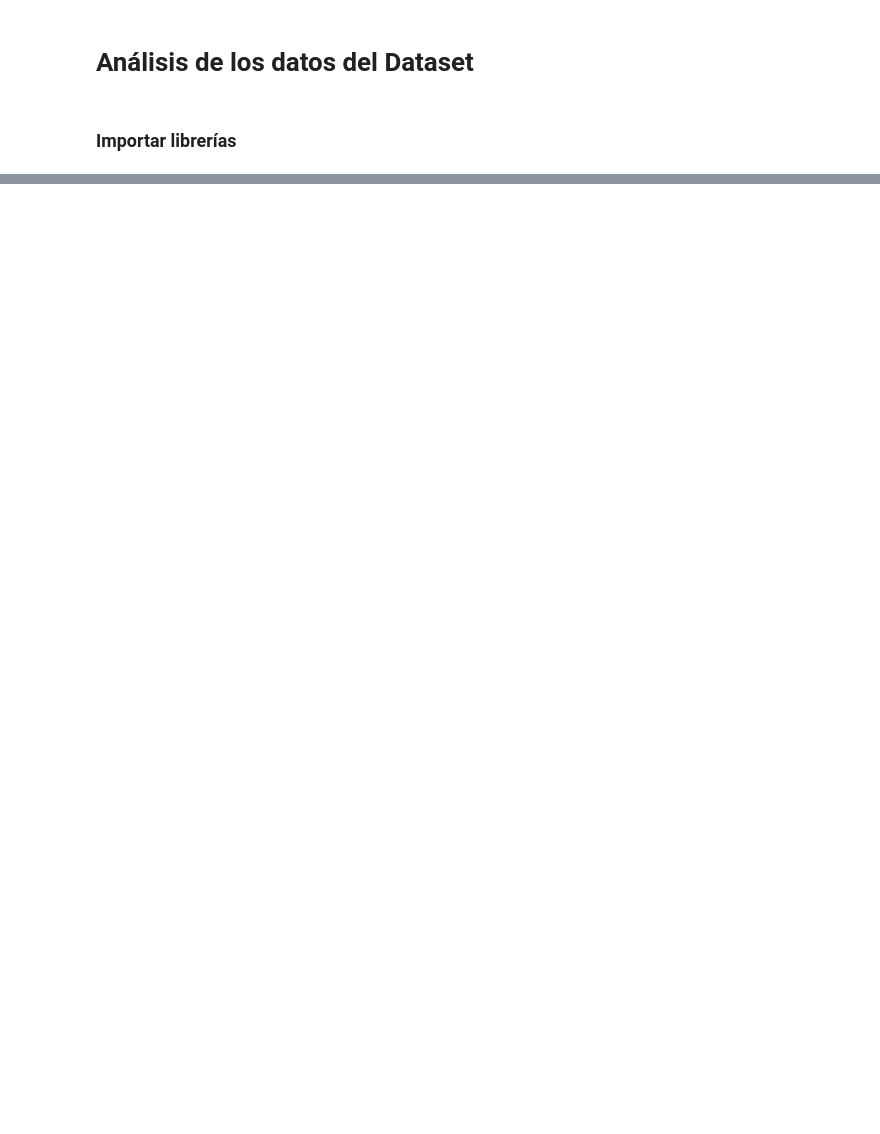
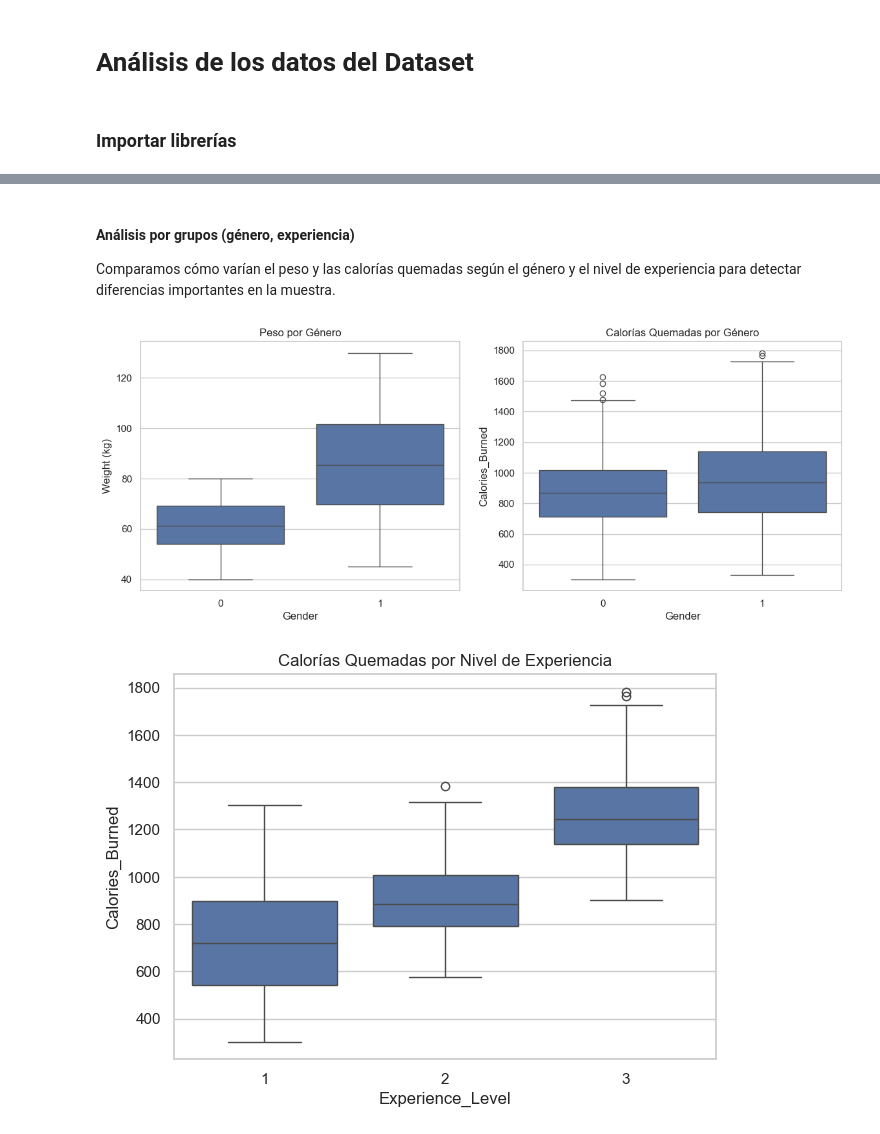
Before and after one commit to carlyg7/TFG, a Jupyter notebook: analisis_de_datos.ipynb, the cells around one changed output, grey strips where cells are left out. Drawn from its saved outputs; the diff is of its cells as text; code cells hidden in the pictures; blank space fills up the shorter version.

```diff
--- a/analisis_de_datos.ipynb
+++ b/analisis_de_datos.ipynb
@@ -175,0 +155,20 @@ Name: count, dtype: int64
+# %% [markdown]
+#### Análisis por grupos (género, experiencia)
+Comparamos cómo varían el peso y las calorías quemadas según el género y el nivel de experiencia para detectar diferencias importantes en la muestra.
+# %%
+# Boxplots por género para peso y calorías quemadas
+fig, axs = plt.subplots(1, 2, figsize=(14,5))
+sns.boxplot(x='Gender', y='Weight (kg)', data=dataset, ax=axs[0])
+axs[0].set_title('Peso por Género')
+sns.boxplot(x='Gender', y='Calories_Burned', data=dataset, ax=axs[1])
+axs[1].set_title('Calorías Quemadas por Género')
+plt.show()
+
+# Boxplot por nivel de experiencia para calorías quemadas
+plt.figure(figsize=(7,5))
+sns.boxplot(x='Experience_Level', y='Calories_Burned', data=dataset)
+plt.title('Calorías Quemadas por Nivel de Experiencia')
+plt.show()
+# %% [output]
+[figure, added]
+[figure, added]
```
Also changed, not shown: parts of 60 cells of this notebook, 7 other files.
